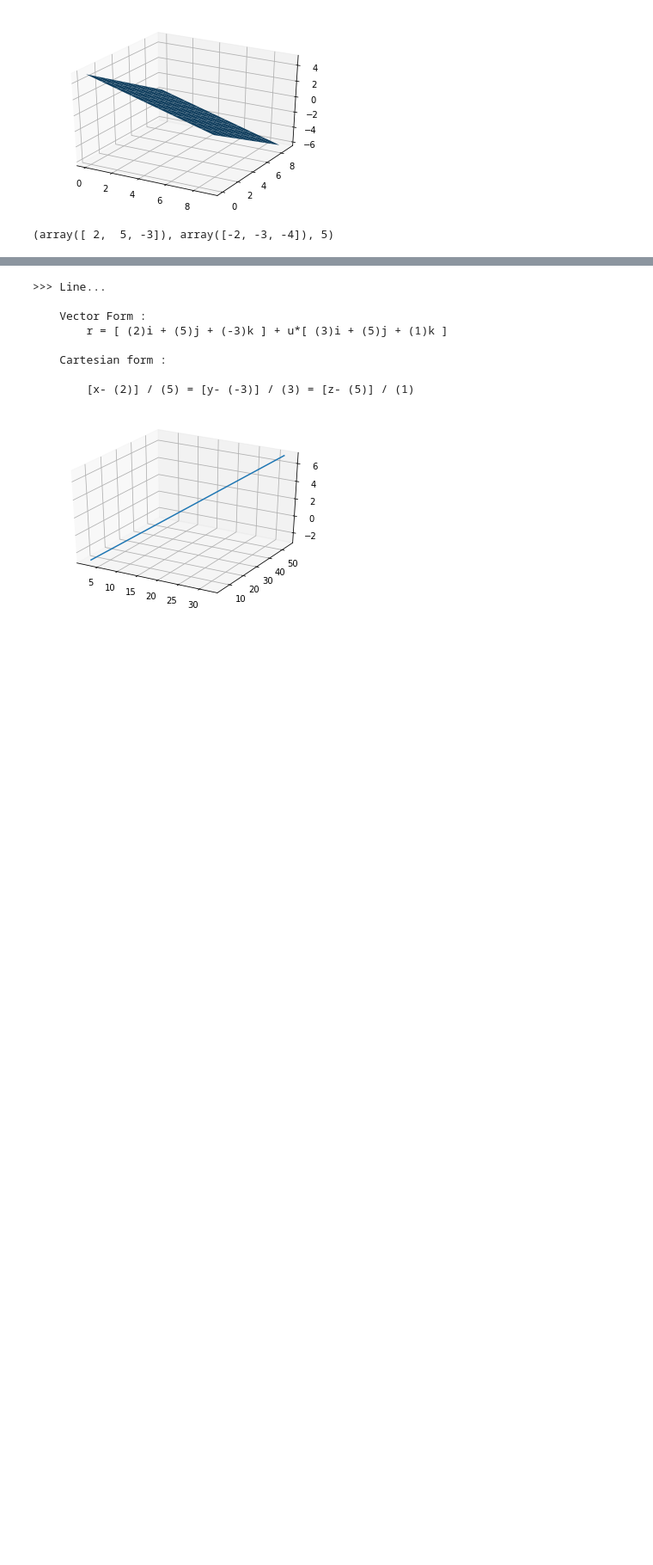
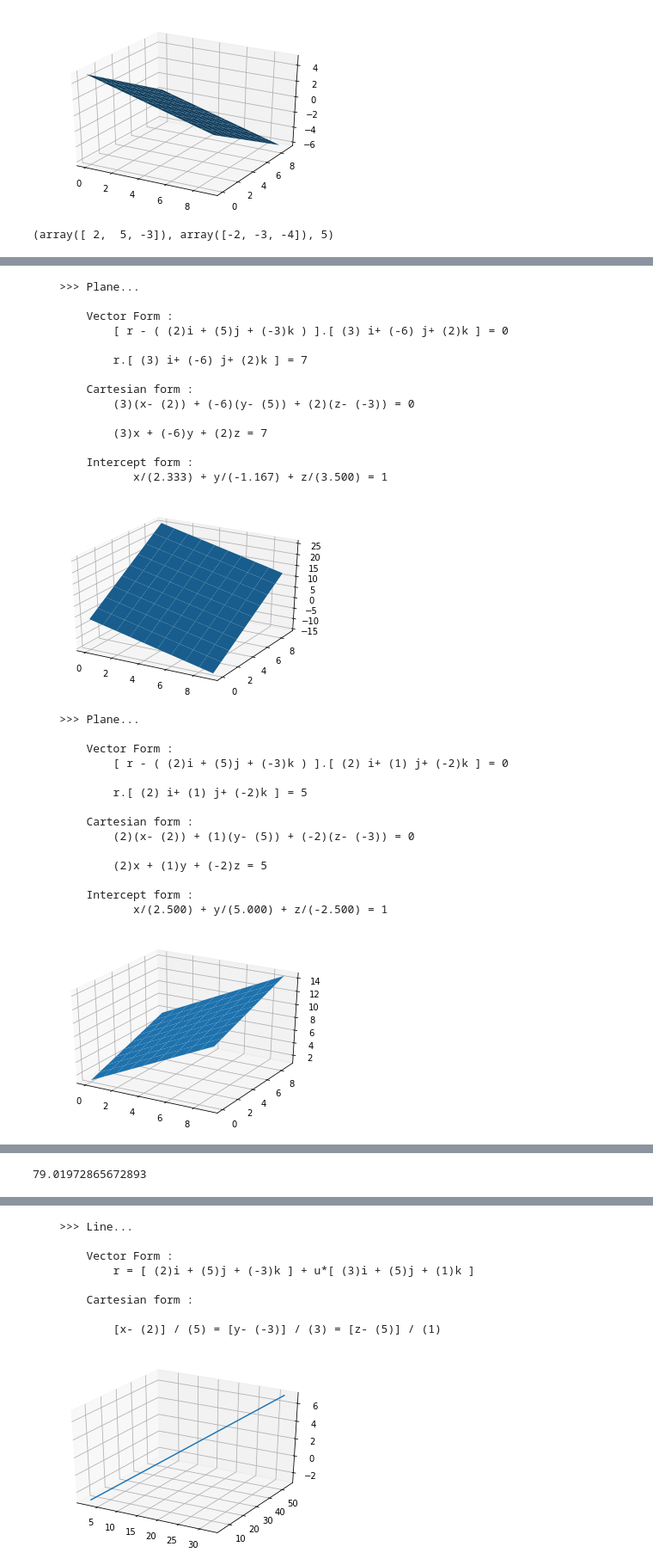
Before and after one commit to imvickykumar999/pip-install-imvickykumar999, a Jupyter notebook: vixtor.ipynb, the cells around one changed output, grey strips where cells are left out. Shown at 86% size. Saved outputs shown, nothing was run; the diff lists cells and outputs as text; code cells hidden in the pictures; blank space fills up the shorter version.

```diff
--- a/vixtor.ipynb
+++ b/vixtor.ipynb
@@ -128,7 +145,14 @@ line(a=[1,1,0], b=[2,-1,1])
 # %%
 # ...couldn't solve question 20, pg- 486 in class 11 NCERT book !!!
 
-def plane(a=[2,5,-3], n=[-2,-3,5], p=[5,3,-3], dis=34, nd = False, three_points = False, sno=''):
+def plane(a=[2,5,-3],
+          n=[-2,-3,5],
+          p=[5,3,-3],
+          dis=34,
+          nd = False,
+          three_points = False,
+          sno='',
+          printing = False):
 
     r = np.array([a, n])
     a = np.array(r[0])
@@ -146,27 +170,29 @@ def plane(a=[2,5,-3], n=[-2,-3,5], p=[5,3,-3], dis=34, nd = False, three_points
     if d<0:
         n, d = -n, -d
 
-    print('''
->>> Plane...
+    if printing == True:
 
-    Vector Form :
-        [ r - ( ({})i + ({})j + ({})k ) ].[ ({}) i+ ({}) j+ ({})k ] = 0
+        print('''
+    >>> Plane...
 
-        r.[ ({}) i+ ({}) j+ ({})k ] = {}
+        Vector Form :
+            [ r - ( ({})i + ({})j + ({})k ) ].[ ({}) i+ ({}) j+ ({})k ] = 0
 
-    Cartesian form :
-        ({})(x- ({})) + ({})(y- ({})) + ({})(z- ({})) = 0
+            r.[ ({}) i+ ({}) j+ ({})k ] = {}
 
-        ({})x + ({})y + ({})z = {}
+        Cartesian form :
+            ({})(x- ({})) + ({})(y- ({})) + ({})(z- ({})) = 0
 
-    Intercept form :
-           x/({:.3f}) + y/({:.3f}) + z/({:.3f}) = 1
-    '''.format(
-    a[0], a[1], a[2], n[0], n[1], n[2], n[0], n[1], n[2], d,
-    n[0], a[0], n[1], a[1], n[2], a[2], n[0], n[1], n[2], d,
-    d/n[0], d/n[1], d/n[2]))
+            ({})x + ({})y + ({})z = {}
 
-    showplane(n=n)
+        Intercept form :
+               x/({:.3f}) + y/({:.3f}) + z/({:.3f}) = 1
+        '''.format(
+        a[0], a[1], a[2], n[0], n[1], n[2], n[0], n[1], n[2], d,
+        n[0], a[0], n[1], a[1], n[2], a[2], n[0], n[1], n[2], d,
+        d/n[0], d/n[1], d/n[2]))
+
+        showplane(n=n)
 
     return a, n, d
 # %%
@@ -515,0 +664,33 @@ angbw2plane(n1=[2,1,-2], d1=5, n2=[2,1,-2], d2=7)
+# %%
+angbw2plane(printing = True)
+# %% [output]
+    >>> Plane...
+
+        Vector Form :
+            [ r - ( (2)i + (5)j + (-3)k ) ].[ (3) i+ (-6) j+ (2)k ] = 0
+
+            r.[ (3) i+ (-6) j+ (2)k ] = 7
+
+        Cartesian form :
+            (3)(x- (2)) + (-6)(y- (5)) + (2)(z- (-3)) = 0
+
+            (3)x + (-6)y + (2)z = 7
+
+        Intercept form :
+               x/(2.333) + y/(-1.167) + z/(3.500) = 1
+[figure, added]
+    >>> Plane...
+
+        Vector Form :
+            [ r - ( (2)i + (5)j + (-3)k ) ].[ (2) i+ (1) j+ (-2)k ] = 0
+
+            r.[ (2) i+ (1) j+ (-2)k ] = 5
+
+        Cartesian form :
+            (2)(x- (2)) + (1)(y- (5)) + (-2)(z- (-3)) = 0
+
+            (2)x + (1)y + (-2)z = 5
+
+        Intercept form :
+               x/(2.500) + y/(5.000) + z/(-2.500) = 1
+[figure, added]
@@ -516 +710,2 @@ angbw2plane(n1=[2,1,-2], d1=5, n2=[2,1,-2], d2=7)
+79.01972865672893
 # %%
```
Also changed, not shown: parts of 67 cells of this notebook.
